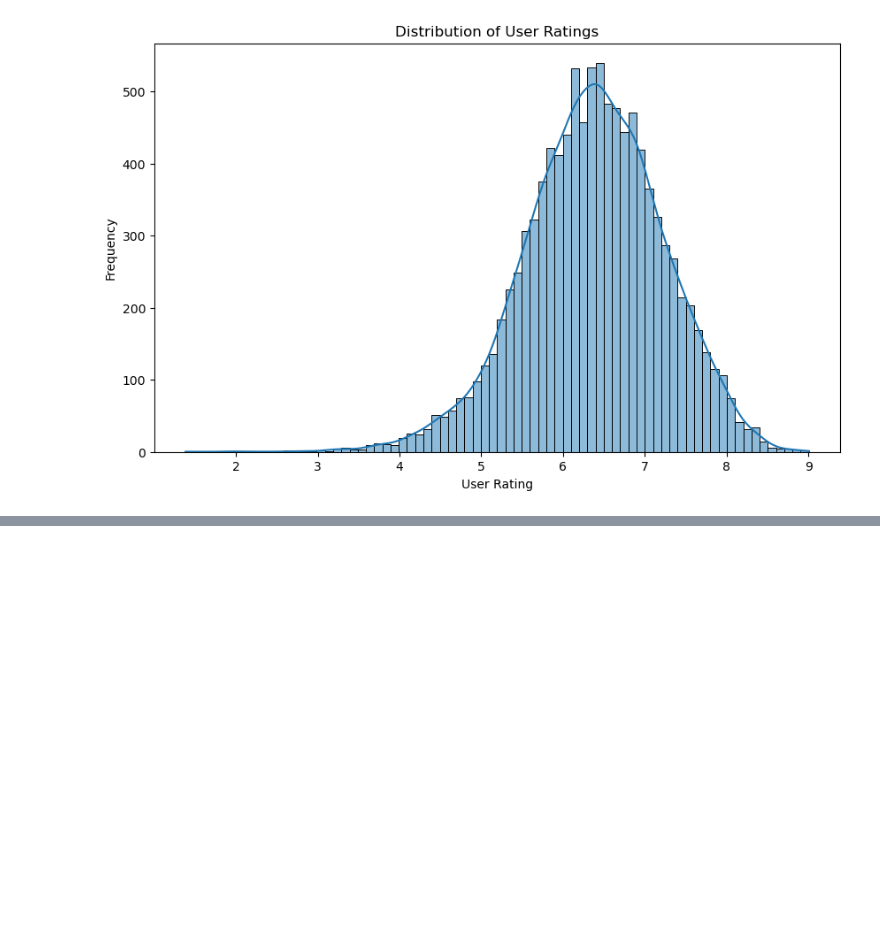
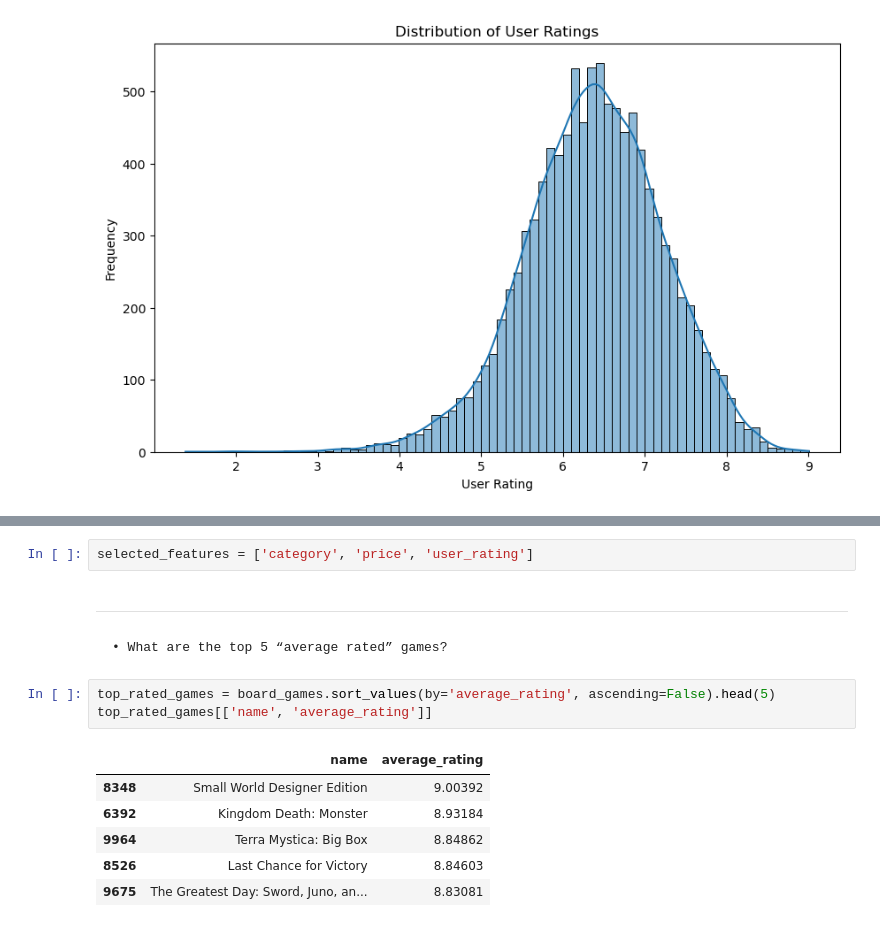
Before and after one commit to Babreucosta/CA1_DataVisTech, a Jupyter notebook: BarbaraAbreuCosta_DVisHDip_CA1.ipynb, the cells around one changed output, grey strips where cells are left out. Cells and saved outputs as stored; diff of their text form; blank space fills up the shorter version.

```diff
--- a/BarbaraAbreuCosta_DVisHDip_CA1.ipynb
+++ b/BarbaraAbreuCosta_DVisHDip_CA1.ipynb
@@ -175,0 +177,16 @@ Git Desktop testing
+# %%
+selected_features = ['category', 'price', 'user_rating']
+# %% [markdown]
+--------
+# %% [markdown]
+    • What are the top 5 “average rated” games?
+# %%
+top_rated_games = board_games.sort_values(by='average_rating', ascending=False).head(5)
+top_rated_games[['name', 'average_rating']]
+# %% [output]
+|  | name | average_rating |
+| 8348 | Small World Designer Edition | 9.00392 |
+| 6392 | Kingdom Death: Monster | 8.93184 |
+| 9964 | Terra Mystica: Big Box | 8.84862 |
+| 8526 | Last Chance for Victory | 8.84603 |
+| 9675 | The Greatest Day: Sword, Juno, an... | 8.83081 |
```
Also changed, not shown: parts of 21 cells of this notebook.
